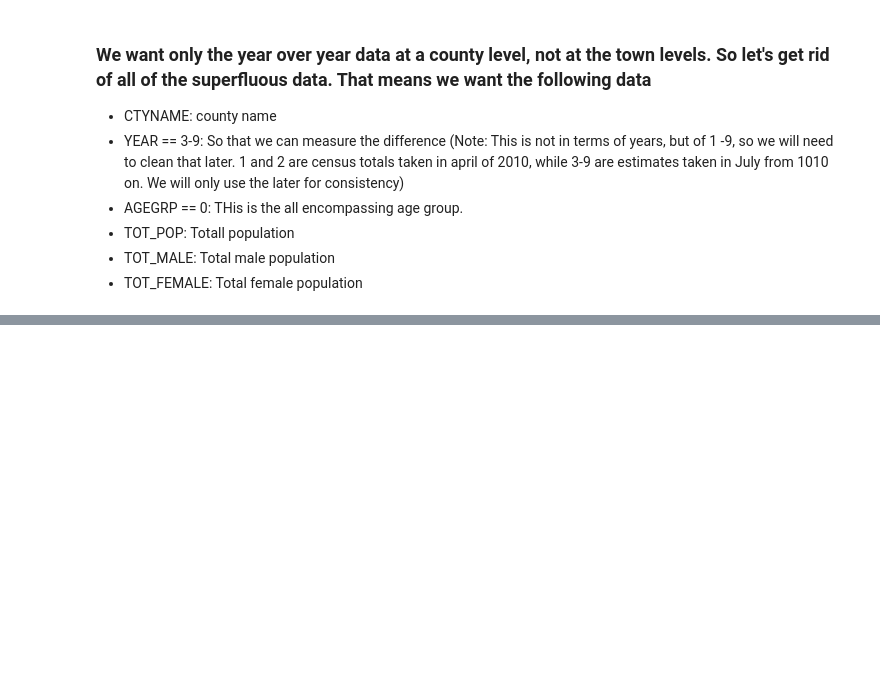
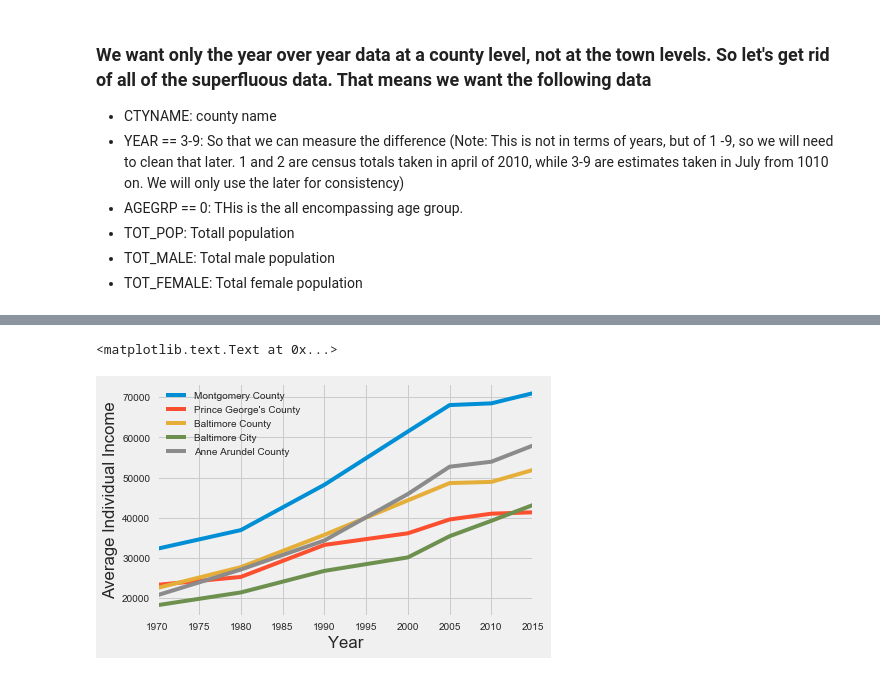
Before and after one commit to jrw5/Maryland_Census_Data, a Jupyter notebook: MD_County_Growth.ipynb, the cells around one changed output, grey strips where cells are left out. Saved outputs shown, nothing was run; the diff lists cells and outputs as text; code cells hidden in the pictures; blank space fills up the shorter version.

```diff
--- a/MD_County_Growth.ipynb
+++ b/MD_County_Growth.ipynb
@@ -206,0 +117,18 @@ plt.axis()
+# %%
+df_proj = pd.read_csv('Maryland_Per_Capita_Personal_Income_Projections__in_Constant_2009_Dollars__1970-2040.csv')
+
+df_proj.drop('Date created', axis=1, inplace=True)
+df_proj = df_proj[df_proj['Year'] < 2017]
+for col in df_proj:
+    if col != 'Year':
+        df_proj[col] = df_proj[col].map(lambda x: x.lstrip('$')).astype(float)
+df_proj.set_index('Year', inplace=True)
+# %%
+style.use('fivethirtyeight')
+
+#Income of 5 largest counties in Maryland
+df_proj[ranked[:5]].plot()
+plt.ylabel('Average Individual Income')
+# %% [output]
+<matplotlib.text.Text at 0x...>
+[figure, added]
```
Also changed, not shown: parts of 25 cells of this notebook, 1 other file.
